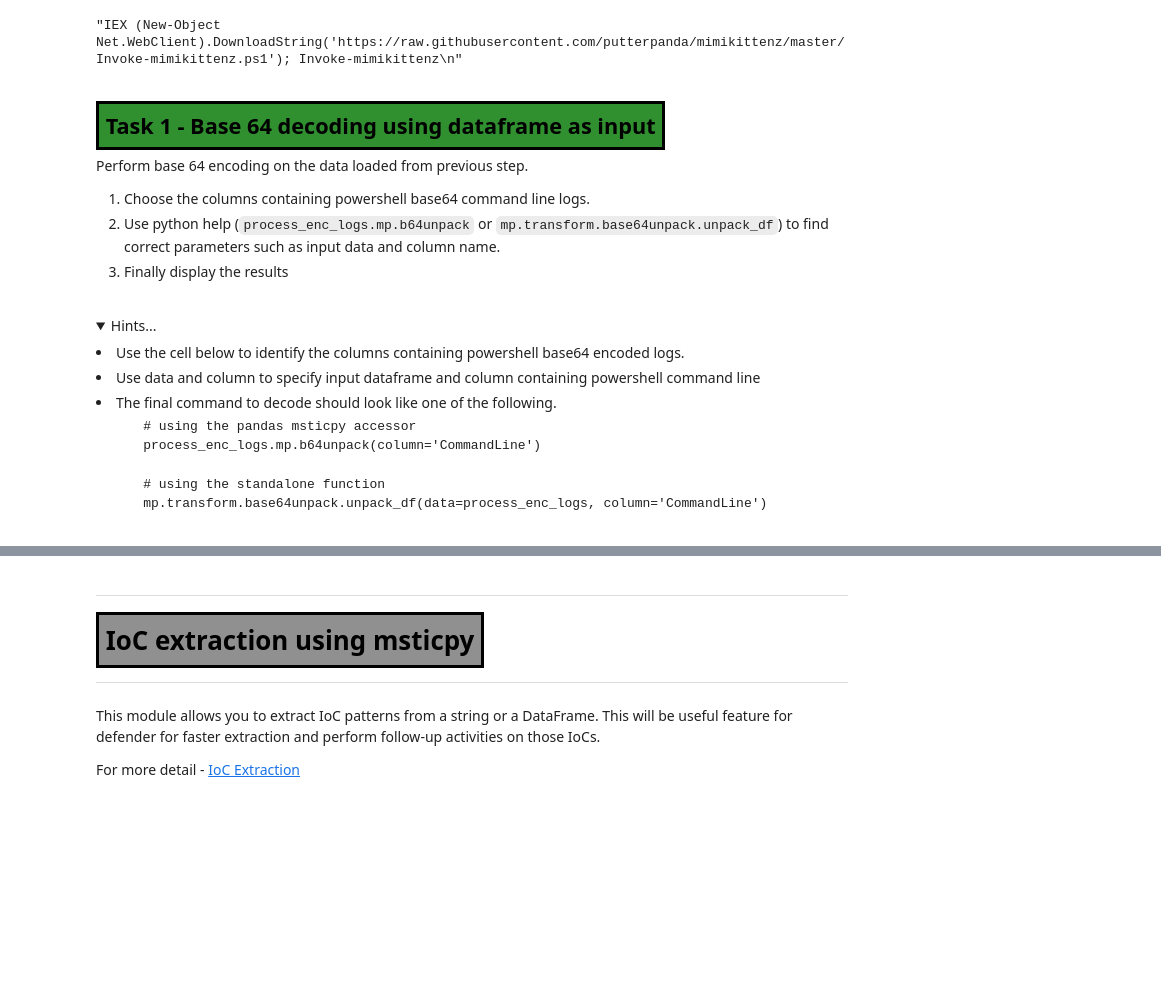
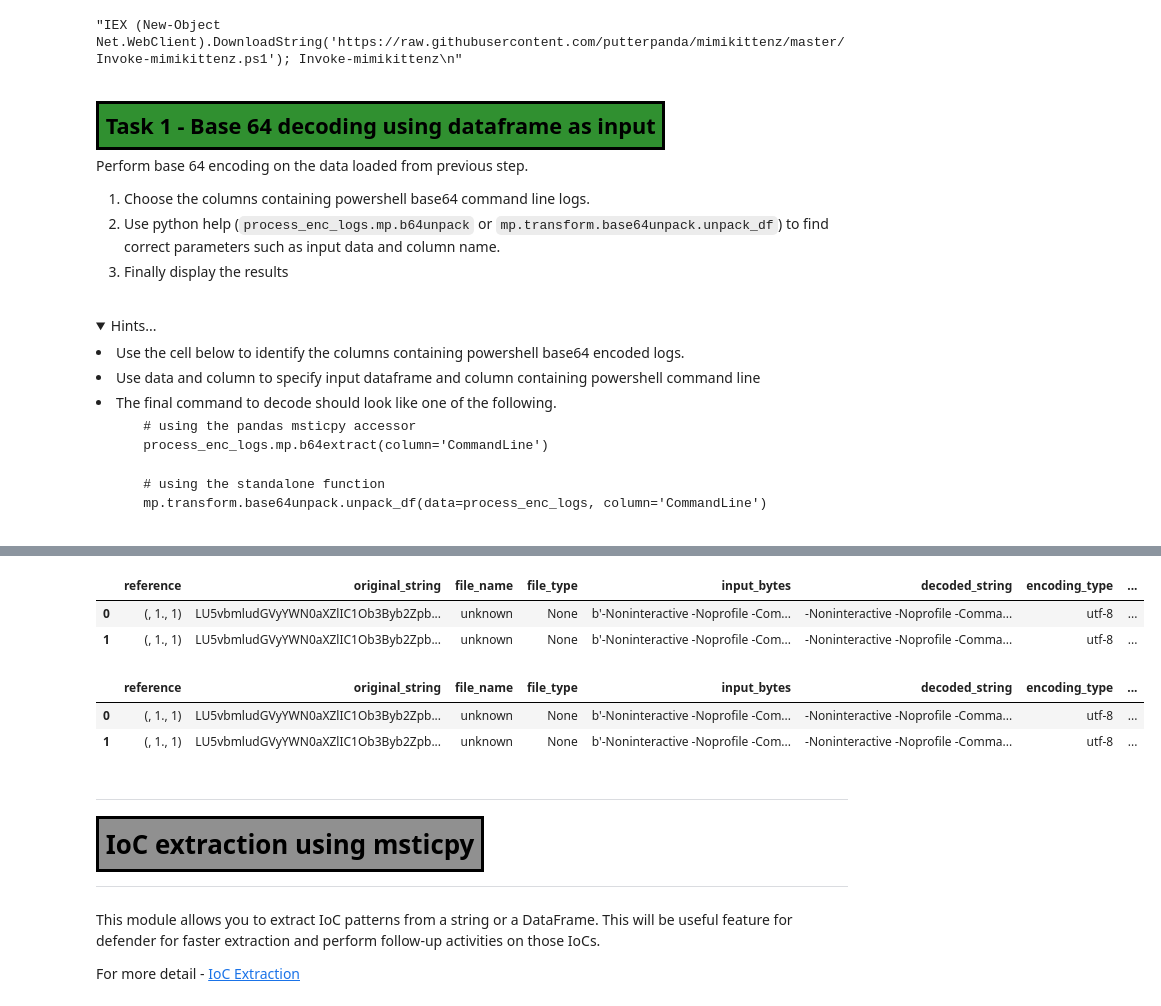
Before and after one commit to microsoft/msticpy-training, a Jupyter notebook: workshops/Oct2022/completed/Session-6-Data-Analysis.ipynb, the cells around one changed output, grey strips where cells are left out. Drawn from its saved outputs; the diff is of its cells as text; code cells hidden in the pictures; folded sections open; blank space fills up the shorter version.

```diff
--- a/workshops/Oct2022/completed/Session-6-Data-Analysis.ipynb
+++ b/workshops/Oct2022/completed/Session-6-Data-Analysis.ipynb
@@ -116,7 +117,7 @@ Perform base 64 encoding on the data loaded from previous step.
 
 <pre>
     # using the pandas msticpy accessor
-    process_enc_logs.mp.b64unpack(column='CommandLine')
+    process_enc_logs.mp.b64extract(column='CommandLine')
 </pre>
 
 <pre>
@@ -139,10 +140,24 @@ process_enc_logs
 | 7452 | 52b1ab41-869e-4138-9e40-2a4457f09bf0 | MSTICAlertsWin1\MSTICAdmin | 4688 | 2019-02-13 22:03:42.860 | MSTICAlertsWin1 | S-1-5-21-996632719-2361334927-403... | MSTICAdmin | ... |
 # %%
 # specify the data and column parameters
-dec_df =
+dec_df = mp.transform.base64unpack.unpack_df(data=process_enc_logs, column='CommandLine')
 
 # display dataframe
 display(dec_df)
+# %% [output]
+|  | reference | original_string | file_name | file_type | input_bytes | decoded_string | encoding_type | ... |
+| 0 | (, 1., 1) | LU5vbmludGVyYWN0aXZlIC1Ob3Byb2Zpb... | unknown | None | b'-Noninteractive -Noprofile -Com... | -Noninteractive -Noprofile -Comma... | utf-8 | ... |
+| 1 | (, 1., 1) | LU5vbmludGVyYWN0aXZlIC1Ob3Byb2Zpb... | unknown | None | b'-Noninteractive -Noprofile -Com... | -Noninteractive -Noprofile -Comma... | utf-8 | ... |
+# %%
+# using the pandas msticpy accessor
+dec_df = process_enc_logs.mp.b64extract(column='CommandLine')
+
+# display dataframe
+display(dec_df)
+# %% [output]
+|  | reference | original_string | file_name | file_type | input_bytes | decoded_string | encoding_type | ... |
+| 0 | (, 1., 1) | LU5vbmludGVyYWN0aXZlIC1Ob3Byb2Zpb... | unknown | None | b'-Noninteractive -Noprofile -Com... | -Noninteractive -Noprofile -Comma... | utf-8 | ... |
+| 1 | (, 1., 1) | LU5vbmludGVyYWN0aXZlIC1Ob3Byb2Zpb... | unknown | None | b'-Noninteractive -Noprofile -Com... | -Noninteractive -Noprofile -Comma... | utf-8 | ... |
 # %% [markdown]
 ---
 
```
Also changed, not shown: parts of 11 cells of this notebook, 1 other file.
